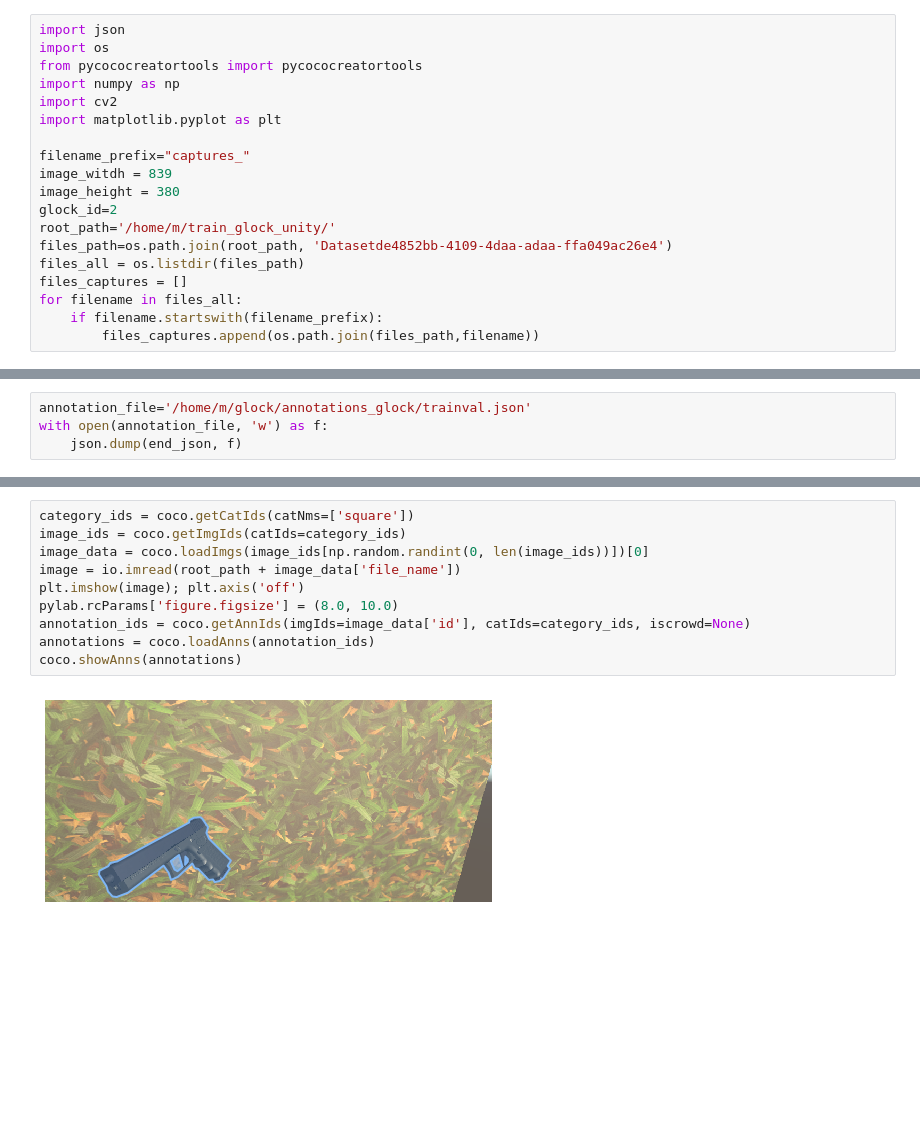
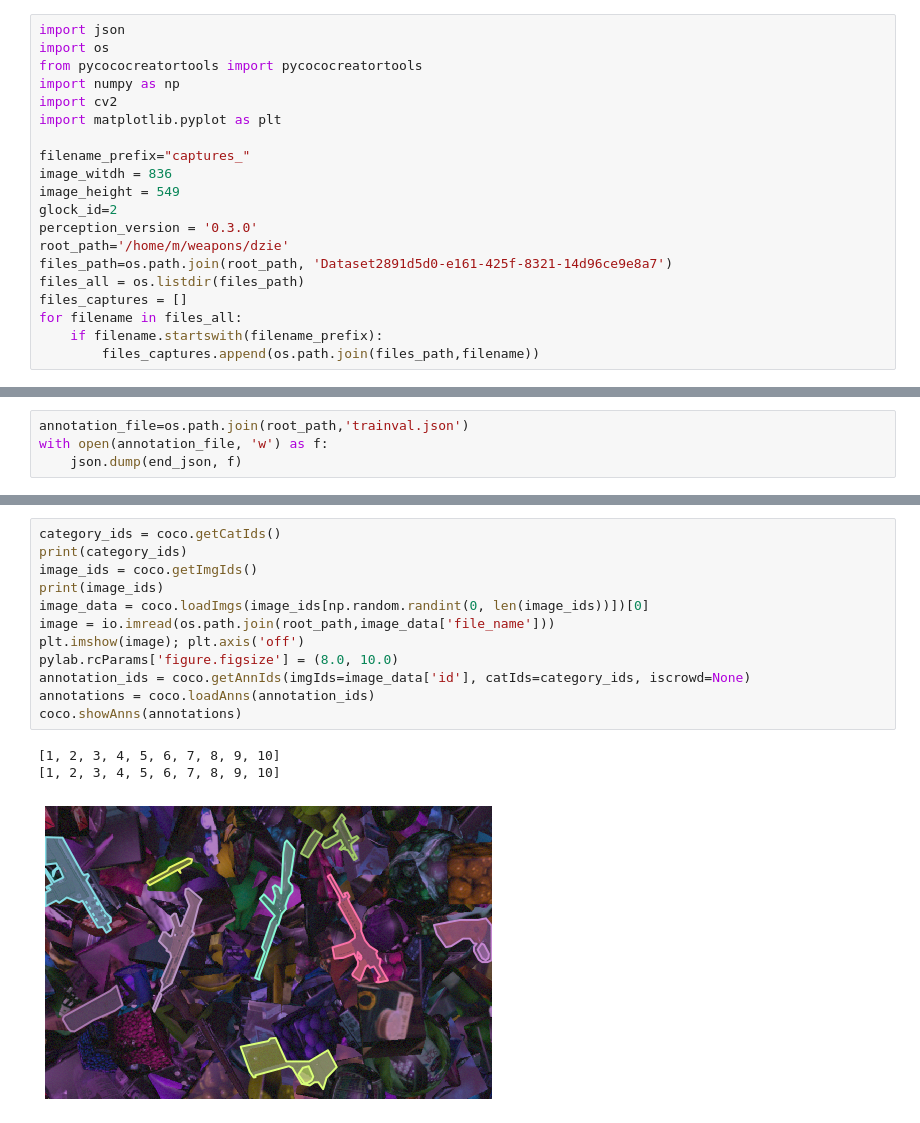
Before and after one commit to michalmiotk/gun, a Jupyter notebook: notebooks/unity2coco.ipynb, the cells around one changed output, grey strips where cells are left out. Cells and saved outputs as stored; diff of their text form; blank space fills up the shorter version.

```diff
--- a/notebooks/unity2coco.ipynb
+++ b/notebooks/unity2coco.ipynb
@@ -7,11 +7,12 @@ import cv2
 import matplotlib.pyplot as plt
 
 filename_prefix="captures_"
-image_witdh = 839
-image_height = 380
+image_witdh = 836
+image_height = 549
 glock_id=2
-root_path='/home/m/train_glock_unity/'
-files_path=os.path.join(root_path, 'Datasetde4852bb-4109-4daa-adaa-ffa049ac26e4')
+perception_version = '0.3.0'
+root_path='/home/m/weapons/dzie'
+files_path=os.path.join(root_path, 'Dataset2891d5d0-e161-425f-8321-14d96ce9e8a7')
 files_all = os.listdir(files_path)
 files_captures = []
 for filename in files_all:
@@ -82,5 +104,5 @@ end_json["annotations"] = annotations
 # %%
-annotation_file='/home/m/glock/annotations_glock/trainval.json'
+annotation_file=os.path.join(root_path,'trainval.json')
 with open(annotation_file, 'w') as f:
     json.dump(end_json, f)
 # %%
@@ -109,12 +131,16 @@ gun
 # %%
-category_ids = coco.getCatIds(catNms=['square'])
-image_ids = coco.getImgIds(catIds=category_ids)
+category_ids = coco.getCatIds()
+print(category_ids)
+image_ids = coco.getImgIds()
+print(image_ids)
 image_data = coco.loadImgs(image_ids[np.random.randint(0, len(image_ids))])[0]
-image = io.imread(root_path + image_data['file_name'])
+image = io.imread(os.path.join(root_path,image_data['file_name']))
 plt.imshow(image); plt.axis('off')
 pylab.rcParams['figure.figsize'] = (8.0, 10.0)
 annotation_ids = coco.getAnnIds(imgIds=image_data['id'], catIds=category_ids, iscrowd=None)
 annotations = coco.loadAnns(annotation_ids)
 coco.showAnns(annotations)
 # %% [output]
+[1, 2, 3, 4, 5, 6, 7, 8, 9, 10]
+[1, 2, 3, 4, 5, 6, 7, 8, 9, 10]
-[figure, old version]
+[figure, new version]
```
Also changed, not shown: parts of 10 cells of this notebook, 10 other files.
